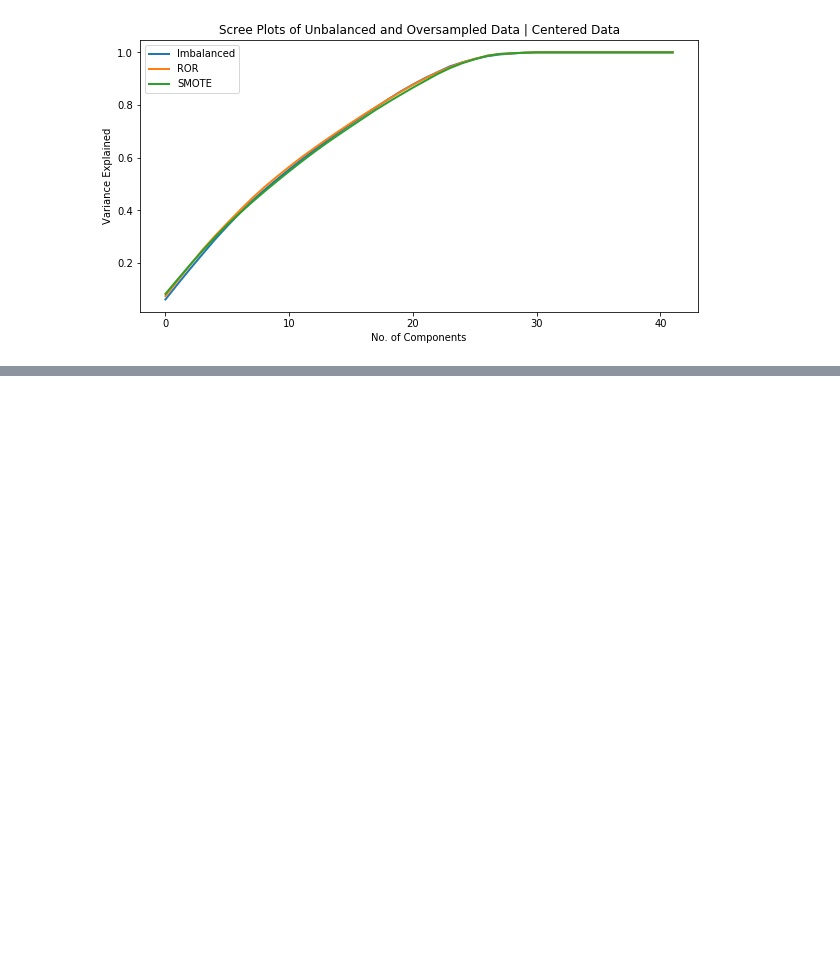
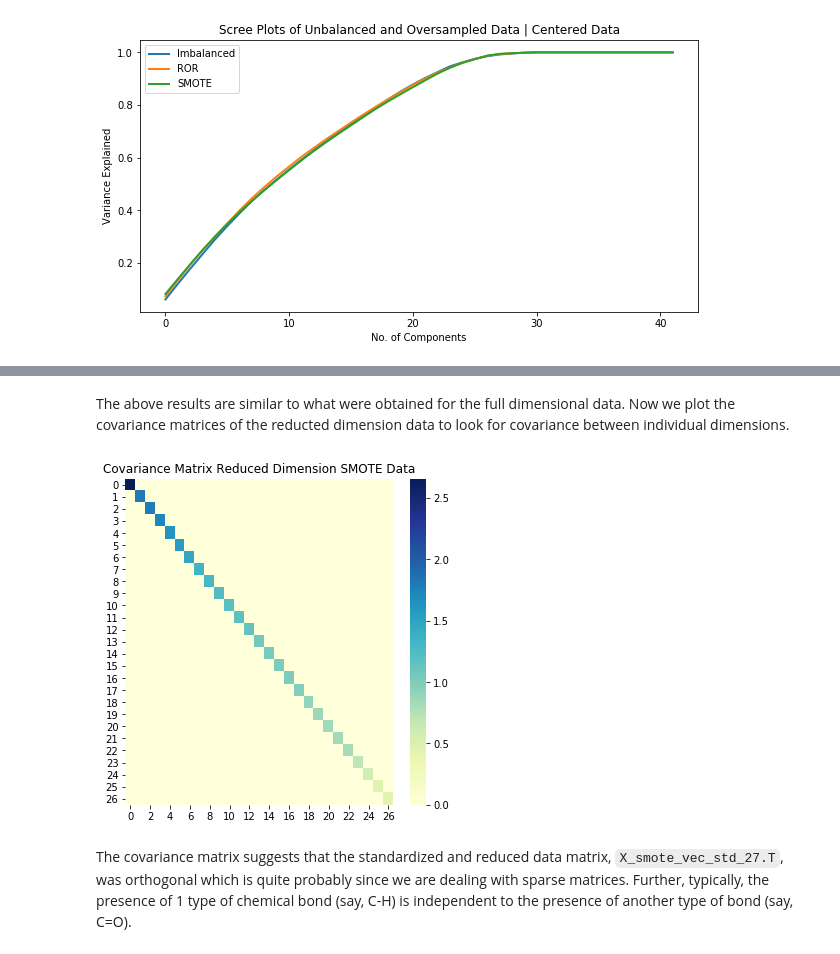
Before and after one commit to maneetgoyal/chemical-kinetics-predictor, a Jupyter notebook: Project-MachineLearning.ipynb, the cells around one changed output, grey strips where cells are left out. Cells and saved outputs as stored; diff of their text form; code cells hidden in the pictures; blank space fills up the shorter version.

```diff
--- a/Project-MachineLearning.ipynb
+++ b/Project-MachineLearning.ipynb
@@ -230,0 +275,13 @@ Random Forest Model trained over SMOTE's data is clearly performing the best. Tw
+# %% [markdown]
+The above results are similar to what were obtained for the full dimensional data. Now we plot the covariance matrices of the reducted dimension data to look for covariance between individual dimensions.
+# %%
+# Plotting Covariance Matrices
+fig, ax = plt.subplots(figsize=(6,6))
+seaborn.heatmap(np.cov(X_smote_vec_std_27.T), cmap="YlGnBu", ax=ax)
+plt.title('Covariance Matrix Reduced Dimension SMOTE Data')
+plt.savefig('MLResultFigures/CovMat.png')
+plt.show()
+# %% [output]
+[figure, added]
+# %% [markdown]
+The covariance matrix suggests that the standardized and reduced data matrix, `X_smote_vec_std_27.T`,  was orthogonal which is quite probably since we are dealing with sparse matrices. Further, typically, the presence of 1 type of chemical bond (say, C-H) is independent to the presence of another type of bond (say, C=O).
```
Also changed, not shown: parts of 18 cells of this notebook, 8 other files.
